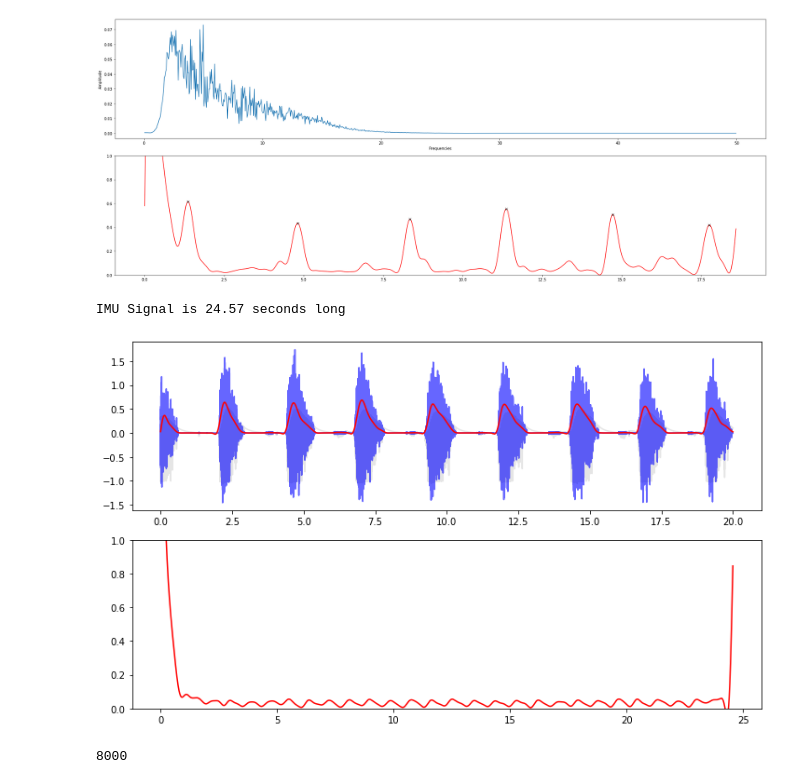
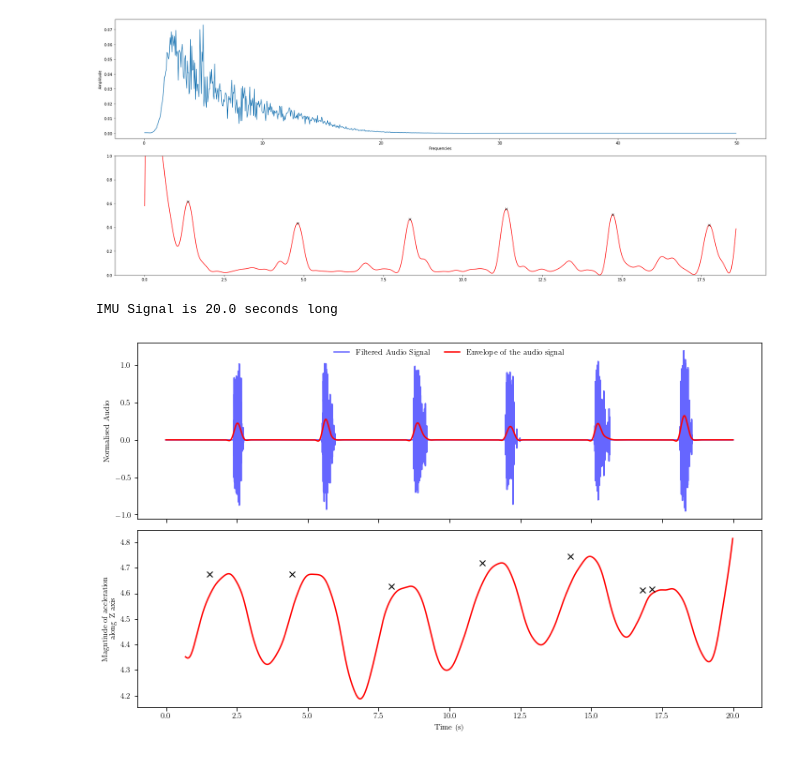
Before and after one commit to rishi-a/SpiroMask, a Jupyter notebook: July2021/tidal.ipynb, the cells around one changed output. Saved outputs shown, nothing was run; the diff lists cells and outputs as text; code cells hidden in the pictures.

```diff
--- a/July2021/tidal.ipynb
+++ b/July2021/tidal.ipynb
@@ -361,18 +347,19 @@ Approximate breathing cylces =  2
 [figure]
 # %%
 #one to one comparison
-fig, ax = plt.subplots(2,1, figsize=(10,6))
+#lt.latexify(columns=2)
+fig, ax = plt.subplots(2,1, figsize=(10,6), sharex=True)
 timeInSeconds = 20
 
 #read the audio data
-tidal, fs = librosa.load('SpiroMask-July2021/SmartMaskData/Tidal/N95/Rishiraj.Tidal_C.10.RCL.2bqu23t7.wav')
+tidal, fs = librosa.load('SpiroMask-July2021/SmartMaskData/Tidal/Cloth/Rishiraj.Tidal_C.06.RCL.2bqu23t7.wav')
 tidal = tidal[0:fs*timeInSeconds]
 tidal_t = [s/fs for s in range(0,len(tidal))]
 
 #read the IMU data
 df = pd.read_csv("SpiroMask-July2021/chestBandData/Rishiraj-5.csv")
-#df = df.drop(df.index[0:420])
-#df = df.reset_index()
+df = df.drop(df.index[0:1074])
+df = df.reset_index()
 sr=100
 df['Time'] = [s/sr for s in range(0,df.shape[0])]
 print("IMU Signal is {} seconds long".format(df.shape[0]/sr))
@@ -391,46 +378,49 @@ envelope_hat = np.abs(x_filt_hilbert)
 nyq_rate = fs /0.5
 width = 1.0/nyq_rate # 5 Hz filter transition width.
 ripple_db = 10.0 # stop band attenuation
 fL_hz = 10
 N, beta = signal.kaiserord(ripple_db, width)
 taps = signal.firwin(N, fL_hz/nyq_rate, window=('kaiser', beta))
 envelope_hat_filt = signal.filtfilt(taps, 1,envelope_hat)
 peaks,_ = find_peaks(envelope_hat_filt, height=0.15)
 
 
 #filtering the IMU data
-FS, HS = compute_fft(df['Z'], sr, scale_amplitudes=True)
-cutoff_low = 2
-cutoff_high = 40
-order = 5
-filteredHP = butter_bandpass_filter(df['Z'],cutoff_low,cutoff_high,sr,order)
+size = 70
+window = np.ones(size)/size
+#window = scipy.signal.gaussian(M=size, std=6)
+filteredA = np.convolve(df['Z'], window, mode='valid')
+
 #filteredHP = df['Z']
+filteredHP = filteredA
 x_filt_hilbert_imu = signal.hilbert(filteredHP)
 envelope_hat_imu = np.abs(x_filt_hilbert_imu)
 #filter the Hilbert envelope
 nyq_rate = sr /0.5
 width = 1.0/nyq_rate # 5 Hz filter transition width.
 ripple_db = 10.0 # stop band attenuation
 fL_hz = 10
 N, beta = signal.kaiserord(ripple_db, width)
 taps = signal.firwin(N, fL_hz/nyq_rate, window=('kaiser', beta))
 envelope_hat_filt_imu = signal.filtfilt(taps, 1,envelope_hat_imu)
 #find peaks
-peaks_imu_,_ = find_peaks(envelope_hat_filt_imu, height=0.35)
+peaks_imu_,_ = find_peaks(envelope_hat_filt_imu, height=4.6)
 
 
 
-ax[0].plot(tidal_t, tidal,'k', alpha=0.1);
+#ax[0].plot(tidal_t, tidal,'k', alpha=0.1);
 ax[0].plot(tidal_t,tidal_f, 'b', alpha=0.6)
 ax[0].plot(tidal_t,envelope_hat_filt,'r');
-ax[1].plot(df['Time'],envelope_hat_filt_imu,'r')
-ax[1].plot(df['Time'][peaks_imu_], [envelope_hat_filt_imu[i] for i in peaks_imu_], "x", color='black')
-ax[1].set_ylim([0,1])
+ax[0].legend(['Filtered Audio Signal', 'Envelope of the audio signal'], ncol=2, loc='upper center', frameon=False)
+ax[0].set_ylabel('Normalised Audio')
+ax[1].plot(df['Time'][69:],envelope_hat_filt_imu,'r')
+ax[1].set_ylabel('Magntiude of accleration\n along Z axis')
+ax[1].set_xlabel('Time (s)')
+ax[1].plot(df['Time'][69:][peaks_imu_], [envelope_hat_filt_imu[i] for i in peaks_imu_], "x", color='black')
+#ax[1].set_ylim([0,0.2])
+#lt.format_axes(ax[0])
+#lt.format_axes(ax[1])
 fig.tight_layout();
 # %% [output]
-IMU Signal is 24.57 seconds long
+IMU Signal is 20.0 seconds long
-[figure, old version]
+[figure, new version]
-# %%
-len(x / Fs)
-# %% [output]
-8000
```
Also changed, not shown: parts of 2 cells of this notebook, 9 other files.
